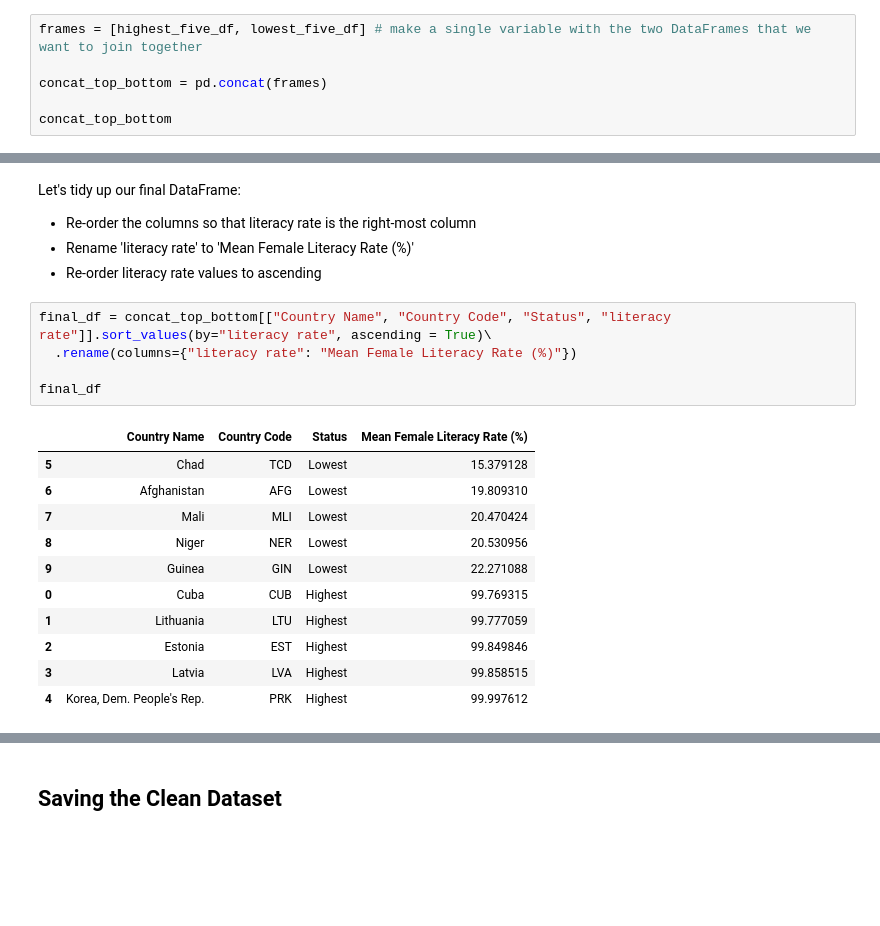
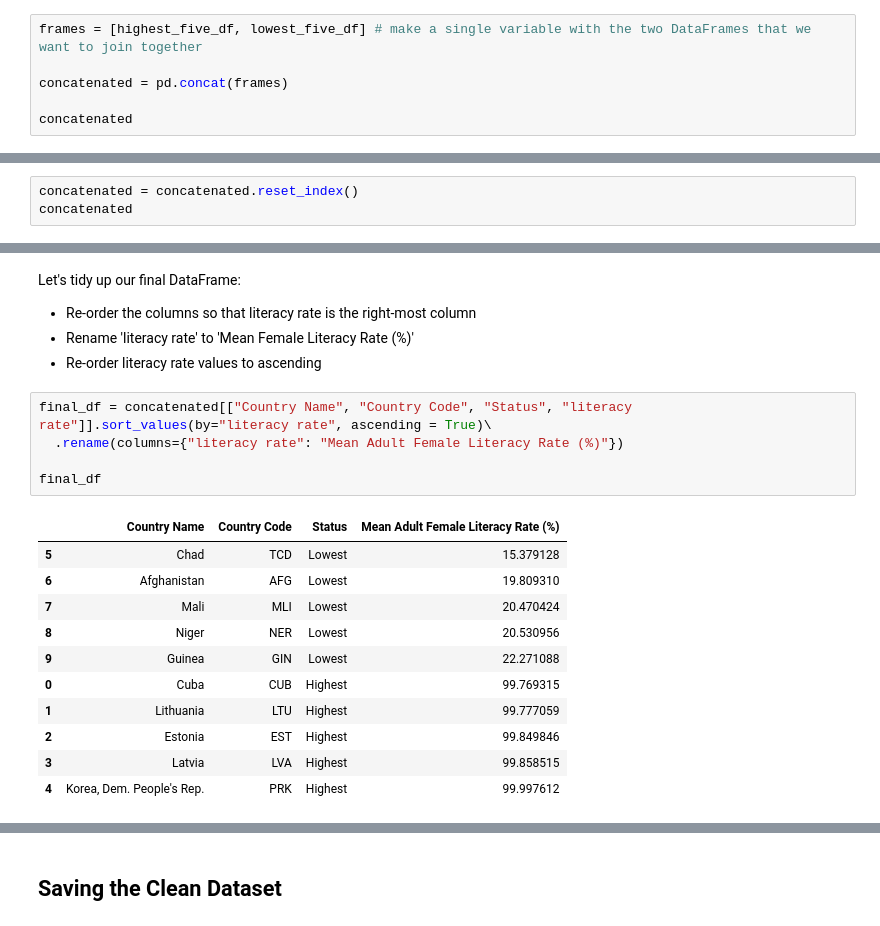
Before and after one commit to nf-97/literacy-project, a Jupyter notebook: adult-female-literacy-dc/adult-female-literacy-dc.ipynb, the cells around one changed output, grey strips where cells are left out. Drawn from its saved outputs; the diff is of its cells as text; blank space fills up the shorter version.

Commit message:
Updated literacy cleaning notebook

```diff
--- a/adult-female-literacy-dc/adult-female-literacy-dc.ipynb
+++ b/adult-female-literacy-dc/adult-female-literacy-dc.ipynb
@@ -468,9 +467,9 @@ We can use pandas.concat for this. <br>
 # %%
 frames = [highest_five_df, lowest_five_df] # make a single variable with the two DataFrames that we want to join together
 
-concat_top_bottom = pd.concat(frames)
+concatenated = pd.concat(frames)
 
-concat_top_bottom
+concatenated
 # %% [output]
 |  |  | literacy rate | Status |
 | Country Name | Country Code |  |  |
@@ -509,0 +494,3 @@ concat_top_bottom
+# %%
+concatenated = concatenated.reset_index()
+concatenated
@@ -519,12 +518,12 @@ Let's tidy up our final DataFrame:
 * Rename 'literacy rate' to 'Mean Female Literacy Rate (%)'
 * Re-order literacy rate values to ascending
 # %%
-final_df = concat_top_bottom[["Country Name", "Country Code", "Status", "literacy rate"]].sort_values(by="literacy rate", ascending = True)\
-  .rename(columns={"literacy rate": "Mean Female Literacy Rate (%)"})
+final_df = concatenated[["Country Name", "Country Code", "Status", "literacy rate"]].sort_values(by="literacy rate", ascending = True)\
+  .rename(columns={"literacy rate": "Mean Adult Female Literacy Rate (%)"})
 
 final_df
 # %% [output]
-|  | Country Name | Country Code | Status | Mean Female Literacy Rate (%) |
+|  | Country Name | Country Code | Status | Mean Adult Female Literacy Rate (%) |
 | 5 | Chad | TCD | Lowest | 15.379128 |
 | 6 | Afghanistan | AFG | Lowest | 19.809310 |
 | 7 | Mali | MLI | Lowest | 20.470424 |
```
Also changed, not shown: parts of 20 cells of this notebook.
